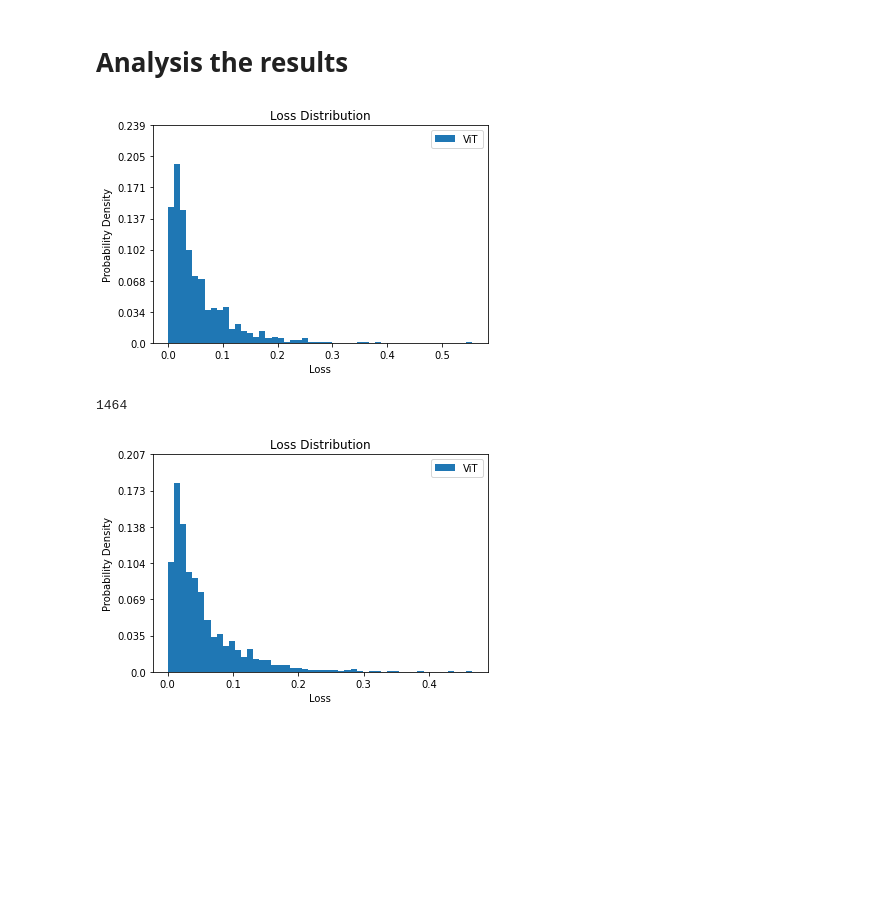
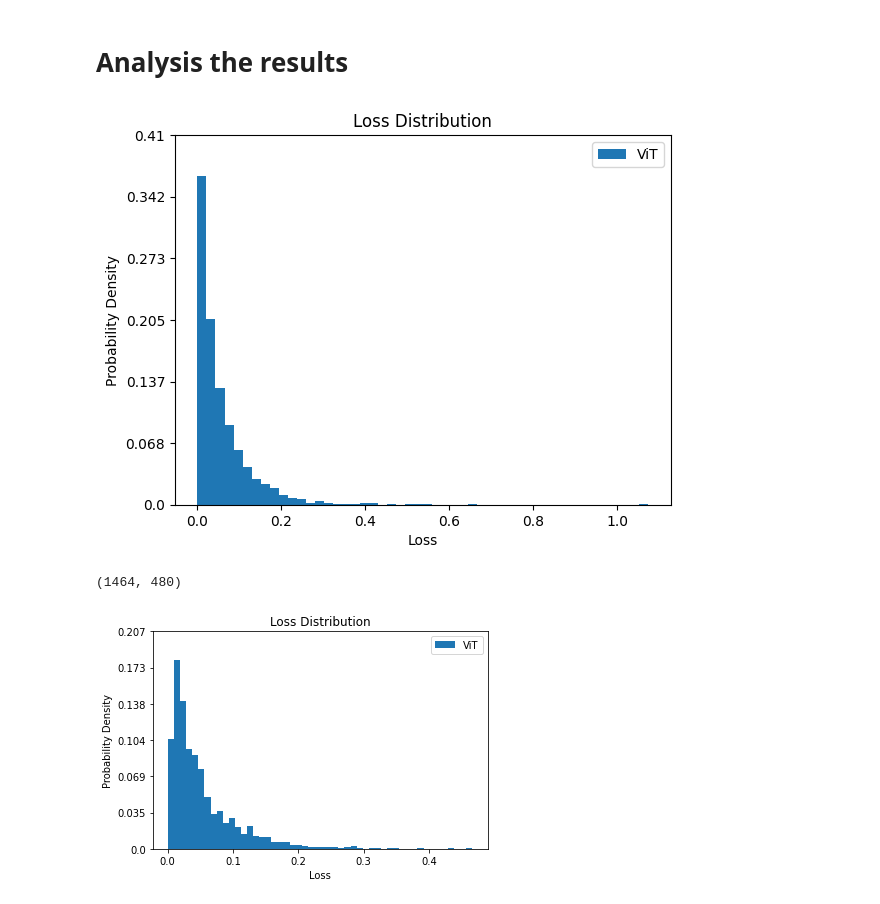
Before and after one commit to susanbao/pytorch-segmentation, a Jupyter notebook: estimated_loss_analysis.ipynb, the cells around one changed output. Saved outputs shown, nothing was run; the diff lists cells and outputs as text; code cells hidden in the pictures; blank space fills up the shorter version.

Commit message:
generate data

```diff
--- a/estimated_loss_analysis.ipynb
+++ b/estimated_loss_analysis.ipynb
@@ -44,14 +44,14 @@ def np_write(data, file):
 
 normalize = [0.05269893, 0.053517897]
 # %%
-train_loss = np_read("/workspace/pytorch-segmentation/pro_data/PSPNet_VOC/train/image_true_losses.npy")
+train_loss = np_read("./pro_data/DeepLab_VOC/train/image_true_losses.npy")
 display_data_hist(train_loss)
 # %% [output]
-[figure, old version]
+[figure, new version]
 # %%
-train_loss.size
+train_loss.shape
 # %% [output]
-1464
+(1464, 480)
 # %%
 val_loss = np_read("/workspace/pytorch-segmentation/pro_data/PSPNet_VOC/val/image_true_losses.npy")
 display_data_hist(val_loss)
```
Also changed, not shown: parts of 1 cell of this notebook, 29 other files.
